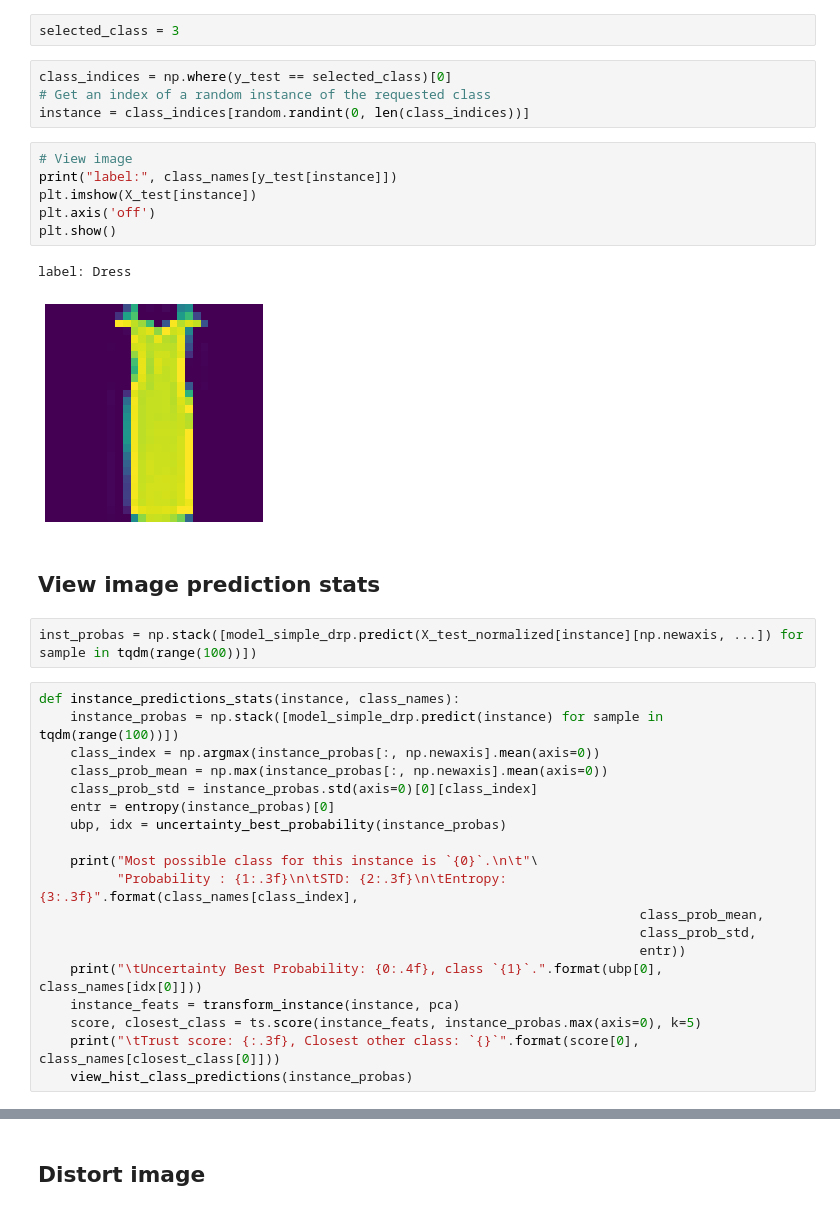
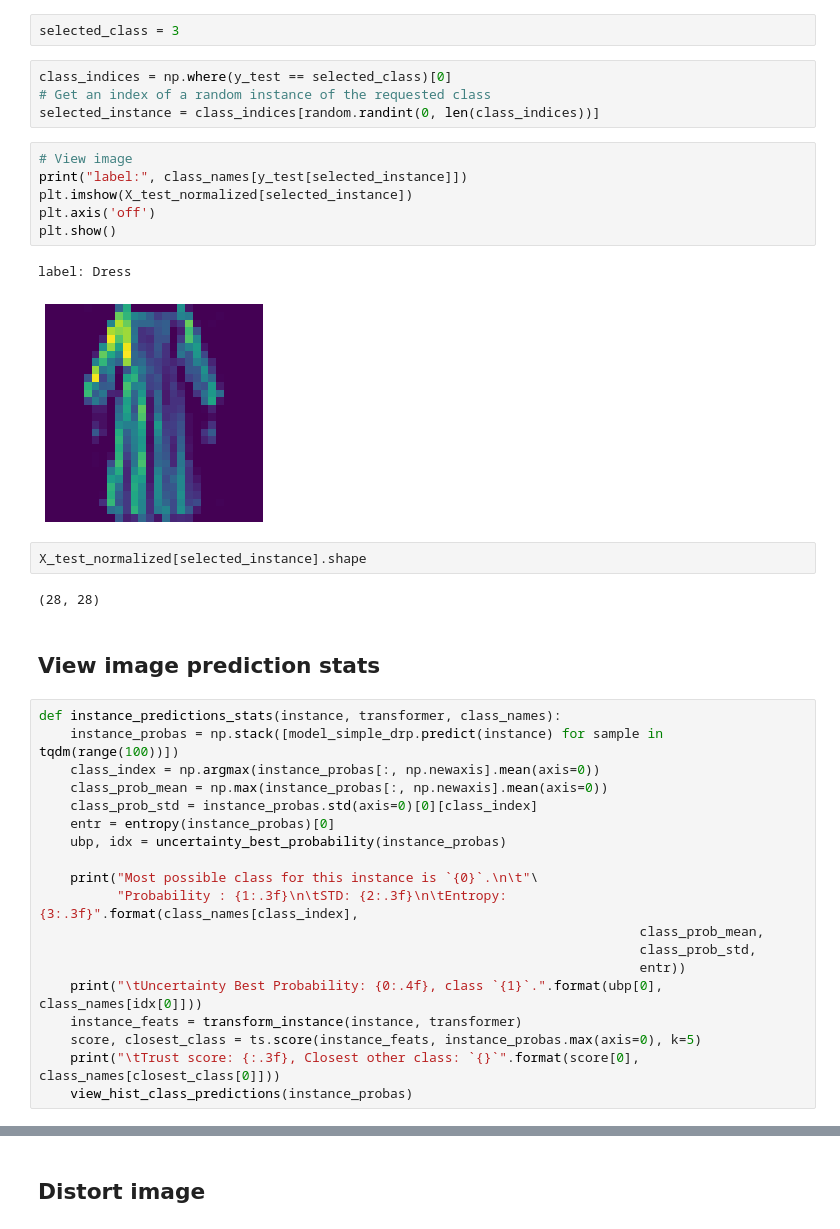
Before and after one commit to tzamalisp/dev_tasks, a Jupyter notebook: NBs/NN01 -- MNIST Fashion (Classification)-Entropy, uncertainty, TrustScores.ipynb, the cells around one changed output, grey strips where cells are left out. Drawn from its saved outputs; the diff is of its cells as text.

Commit message:
Added feature to select between PCA, AE on TS calculation

```diff
--- a/NBs/NN01 -- MNIST Fashion (Classification)-Entropy, uncertainty, TrustScores.ipynb
+++ b/NBs/NN01 -- MNIST Fashion (Classification)-Entropy, uncertainty, TrustScores.ipynb
@@ -832,22 +873,24 @@ selected_class = 3
 # %%
 class_indices = np.where(y_test == selected_class)[0]
 # Get an index of a random instance of the requested class
-instance = class_indices[random.randint(0, len(class_indices))]
+selected_instance = class_indices[random.randint(0, len(class_indices))]
 # %%
 # View image
-print("label:", class_names[y_test[instance]])
-plt.imshow(X_test[instance])
+print("label:", class_names[y_test[selected_instance]])
+plt.imshow(X_test_normalized[selected_instance])
 plt.axis('off')
 plt.show()
 # %% [output]
 label: Dress
-[figure, old version]
+[figure, new version]
+# %%
+X_test_normalized[selected_instance].shape
+# %% [output]
+(28, 28)
 # %% [markdown]
 ## View image prediction stats
-# %%
-inst_probas = np.stack([model_simple_drp.predict(X_test_normalized[instance][np.newaxis, ...]) for sample in tqdm(range(100))])
 # %%
-def instance_predictions_stats(instance, class_names):
+def instance_predictions_stats(instance, transformer, class_names):
     instance_probas = np.stack([model_simple_drp.predict(instance) for sample in tqdm(range(100))])
     class_index = np.argmax(instance_probas[:, np.newaxis].mean(axis=0))
     class_prob_mean = np.max(instance_probas[:, np.newaxis].mean(axis=0))
@@ -861,7 +904,7 @@ def instance_predictions_stats(instance, class_names):
                                                                              class_prob_std,
                                                                              entr))
     print("\tUncertainty Best Probability: {0:.4f}, class `{1}`.".format(ubp[0], class_names[idx[0]]))
-    instance_feats = transform_instance(instance, pca)
+    instance_feats = transform_instance(instance, transformer)
     score, closest_class = ts.score(instance_feats, instance_probas.max(axis=0), k=5)
     print("\tTrust score: {:.3f}, Closest other class: `{}`".format(score[0], class_names[closest_class[0]]))
     view_hist_class_predictions(instance_probas)
```
Also changed, not shown: parts of 64 cells of this notebook.
